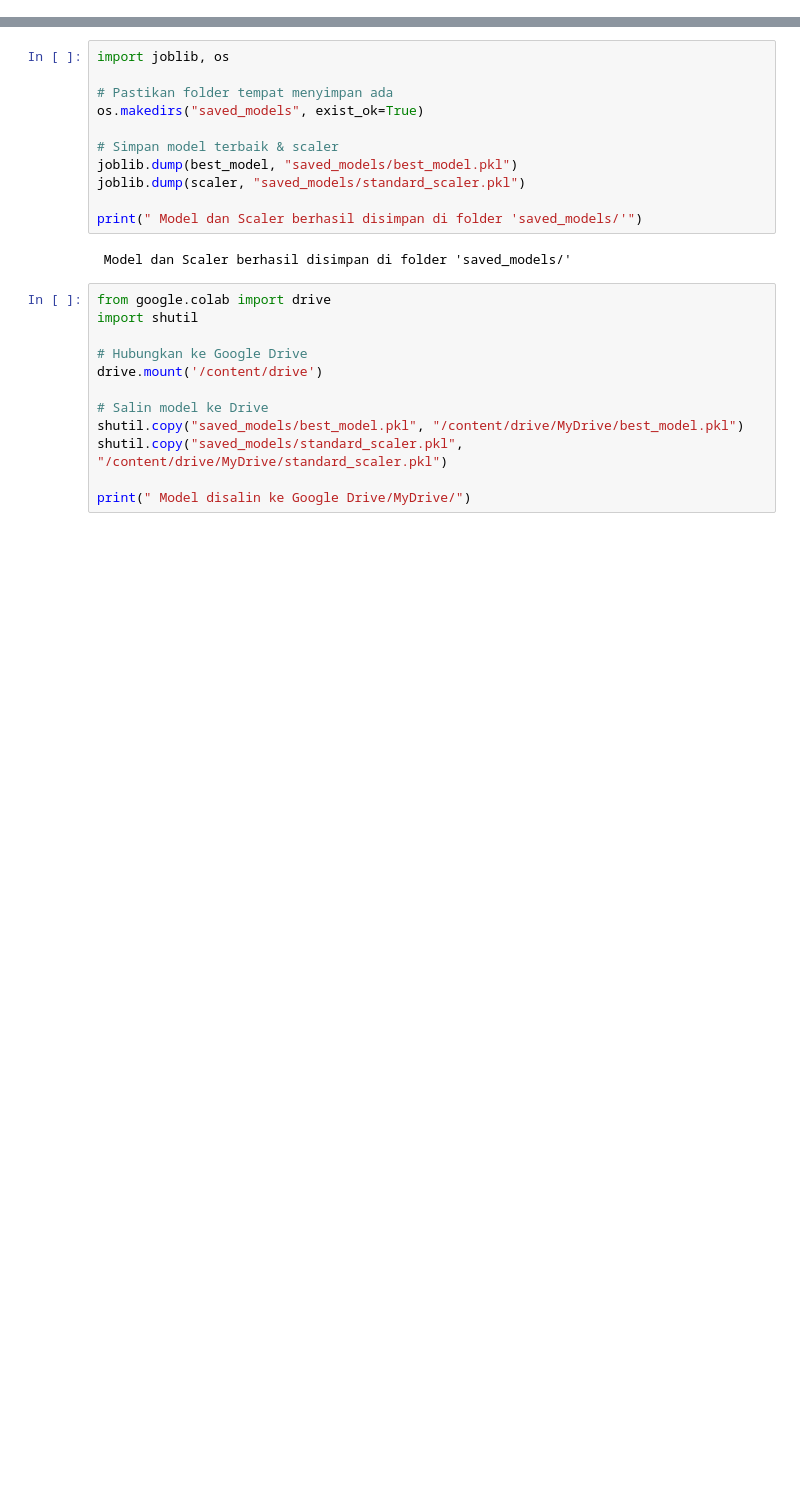
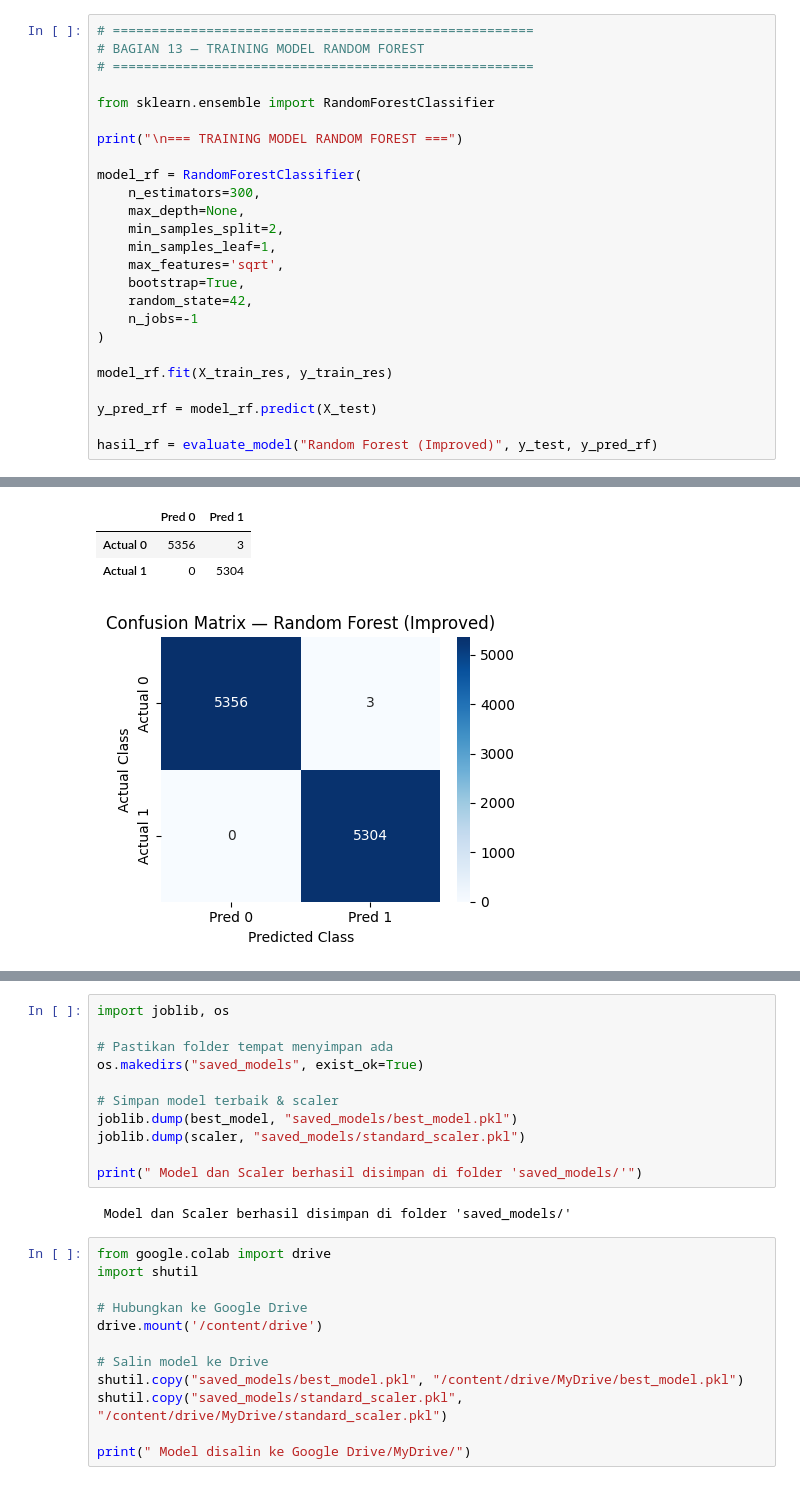
Before and after one commit to EfandraEka/SISTEM-PREDICTION-MENTAL-HEALTH, a Jupyter notebook: PERCOBAAN_3.ipynb, the cells around one changed output, grey strips where cells are left out. Saved outputs shown, nothing was run; the diff lists cells and outputs as text; blank space fills up the shorter version.

```diff
--- a/PERCOBAAN_3.ipynb
+++ b/PERCOBAAN_3.ipynb
@@ -483,0 +428,26 @@ best_model_loaded, scaler_loaded = load_best_model()
+# %%
+# ======================================================
+# BAGIAN 13 — TRAINING MODEL RANDOM FOREST
+# ======================================================
+
+from sklearn.ensemble import RandomForestClassifier
+
+print("\n=== TRAINING MODEL RANDOM FOREST ===")
+
+model_rf = RandomForestClassifier(
+    n_estimators=300,
+    max_depth=None,
+    min_samples_split=2,
+    min_samples_leaf=1,
+    max_features='sqrt',
+    bootstrap=True,
+    random_state=42,
+    n_jobs=-1
+)
+
+model_rf.fit(X_train_res, y_train_res)
+
+y_pred_rf = model_rf.predict(X_test)
+
+hasil_rf = evaluate_model("Random Forest (Improved)", y_test, y_pred_rf)
+# %% [output]
@@ -483,0 +474,4 @@ best_model_loaded, scaler_loaded = load_best_model()
+|  | Pred 0 | Pred 1 |
+| Actual 0 | 5356 | 3 |
+| Actual 1 | 0 | 5304 |
+[figure, added]
```
Also changed, not shown: parts of 41 cells of this notebook.
